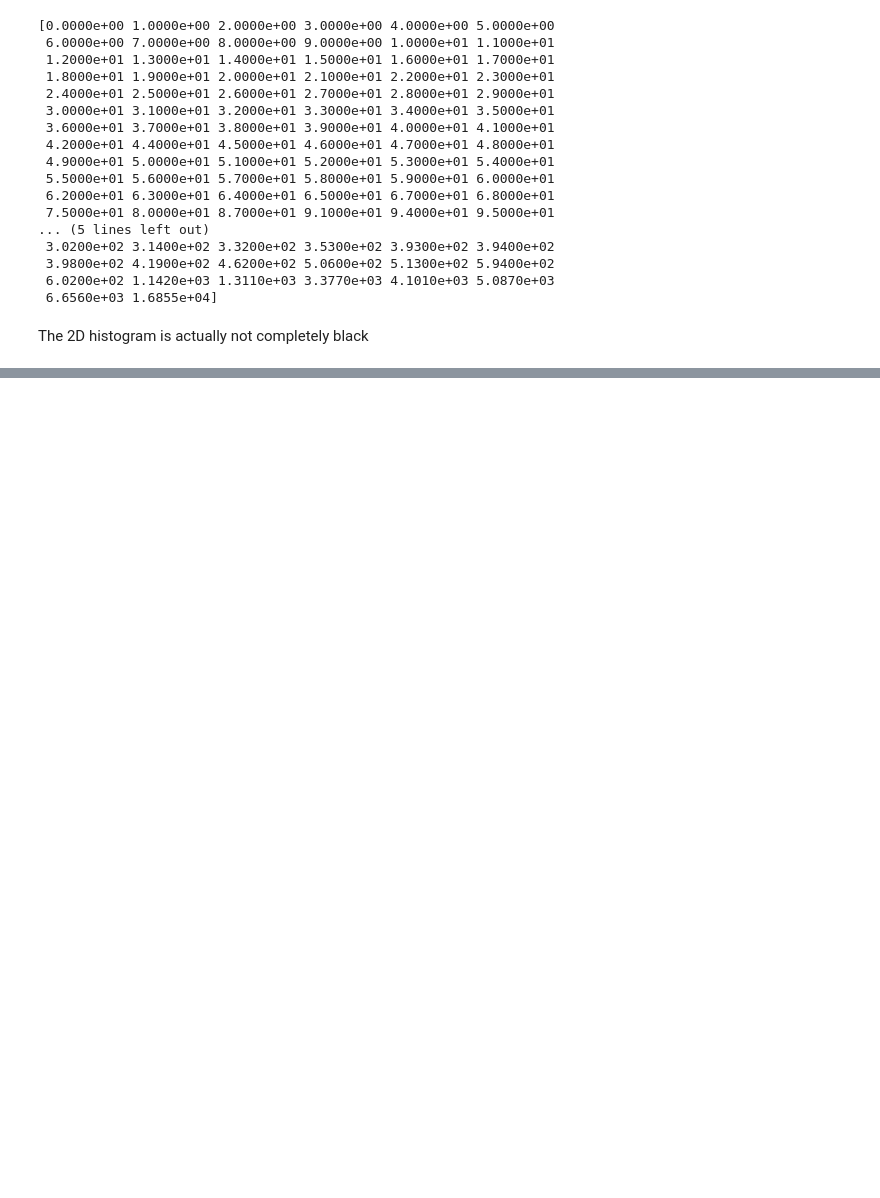
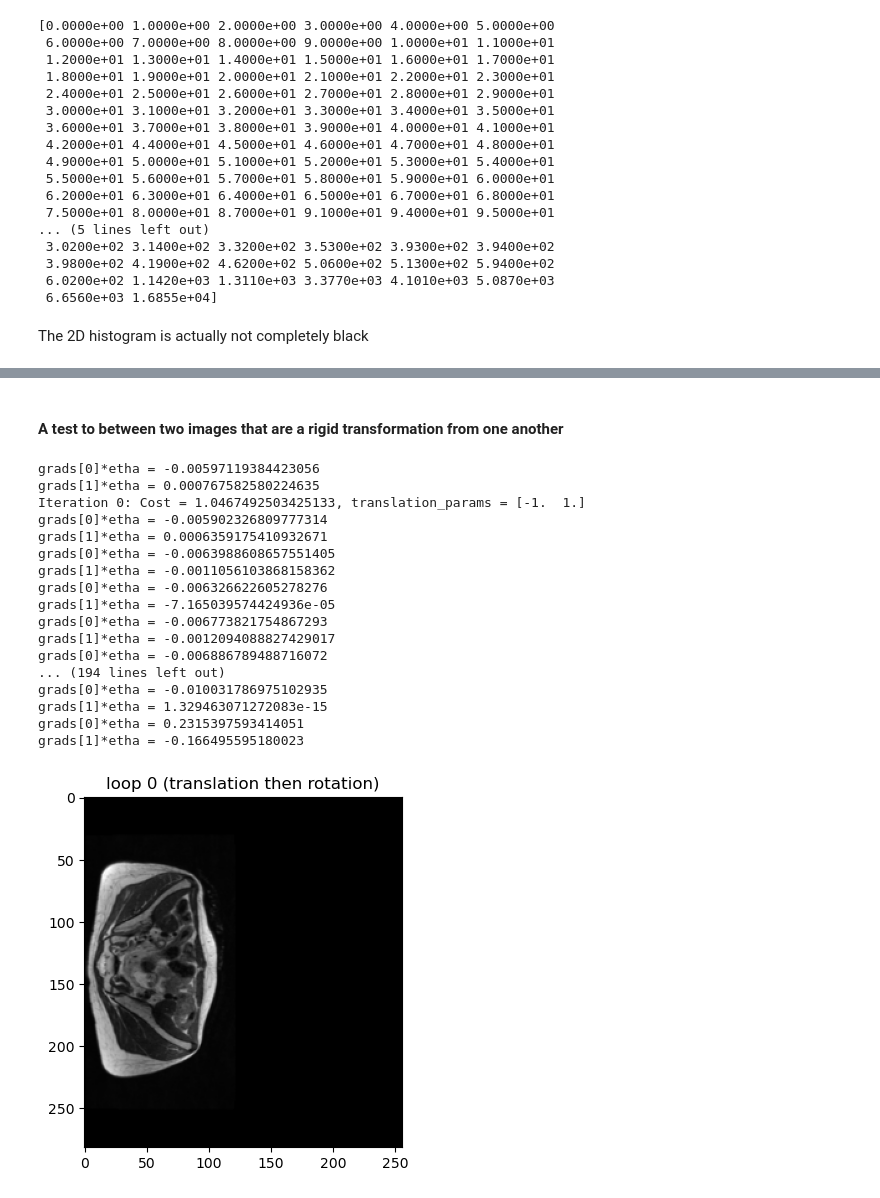
Before and after one commit to CharlineCuraut/Registration_IRM_T2_DWI_b0, a Jupyter notebook: registration_IRM_T2_DWI_b0.ipynb, the cells around one changed output, grey strips where cells are left out. Drawn from its saved outputs; the diff is of its cells as text; code cells hidden in the pictures; blank space fills up the shorter version.

Commit message:
gradient_descent_translation corrected

```diff
--- a/registration_IRM_T2_DWI_b0.ipynb
+++ b/registration_IRM_T2_DWI_b0.ipynb
@@ -1405,0 +985,12 @@ plt.imshow(test_transform_rotation)
+# %%
+# Define transformation function for translation only
+
+def transform_image_translation(params, img):
+    rows, cols = img.shape
+    dx, dy= params
+    #print(f'dx: {dx}, dy: {dy}')
+
+    M = np.float32([[1, 0, dx], [0, 1, dy], [0, 0, 1]])
+    M_inv = np.linalg.inv(M)[0:2,0:3]
+
+    return cv2.warpAffine(img.copy(), M_inv, (cols, rows), flags=cv2.INTER_NEAREST + cv2.WARP_INVERSE_MAP)
@@ -1405,0 +1213,52 @@ plt.imshow(test_transform_rotation)
+# %% [markdown]
+#### A test to between two images that are a rigid transformation from one another
+# %%
+rows, cols = axial_resampled_T2_cut_pad_norm_23.shape
+plt.figure(figsize = (10,10))
+
+## Initial translation transformation paramters
+initial_translation = np.array([0.,0.])
+initial_teta = 0
+semi_registered_img = test_transform.copy()
+target_image = axial_resampled_T2_cut_pad_norm_23.copy()
+optimized_params = np.identity(3)
+
+for i in range(1) :
+    ## Perform optimization on translation using gradient descent
+    optimized_translation = gradient_descent_translation(cost_function_translation, gradient_translation, initial_translation, semi_registered_img, target_image)
+    M1 = np.float32([[1, 0, optimized_translation[0]], [0, 1, optimized_translation[1]], [0, 0, 1]])
+    optimized_params = np.matmul(M1, optimized_params)
+
+    ## Perform optimization on rotation using gradient descent
+    #registered_img = transform_image_translation(optimized_translation, semi_registered_img)
+    #optimized_teta = gradient_descent_rotation(cost_function_rotation, gradient_rotation, initial_teta, registered_img, target_image)
+    #M2 = cv2.getRotationMatrix2D((cols/2, rows/2), optimized_teta, 1)
+    #M2 = np.vstack((M2,[0,0,1]))
+    #optimized_params = np.matmul(M2, optimized_params)
+
+    #semi_registered_img = transform_image_rotation(optimized_teta, registered_img)
+
+    M = optimized_params[:2,:]
+    semi_result = cv2.warpAffine(test_transform, M, (cols, rows))
+    plt.subplot(2,2,i+1)
+    plt.imshow(semi_result, cmap='gray')
+    plt.title(f'loop {i} (translation then rotation)')
+# %% [output]
+grads[0]*etha = -0.00597119384423056
+grads[1]*etha = 0.000767582580224635
+Iteration 0: Cost = 1.0467492503425133, translation_params = [-1.  1.]
+grads[0]*etha = -0.005902326809777314
+grads[1]*etha = 0.0006359175410932671
+grads[0]*etha = -0.0063988608657551405
+grads[1]*etha = -0.0011056103868158362
+grads[0]*etha = -0.006326622605278276
+grads[1]*etha = -7.165039574424936e-05
+grads[0]*etha = -0.006773821754867293
+grads[1]*etha = -0.0012094088827429017
+grads[0]*etha = -0.006886789488716072
+... (194 lines left out)
+grads[0]*etha = -0.010031786975102935
+grads[1]*etha = 1.329463071272083e-15
+grads[0]*etha = 0.2315397593414051
+grads[1]*etha = -0.166495595180023
+[figure, added]
```
Also changed, not shown: parts of 80 cells of this notebook.
